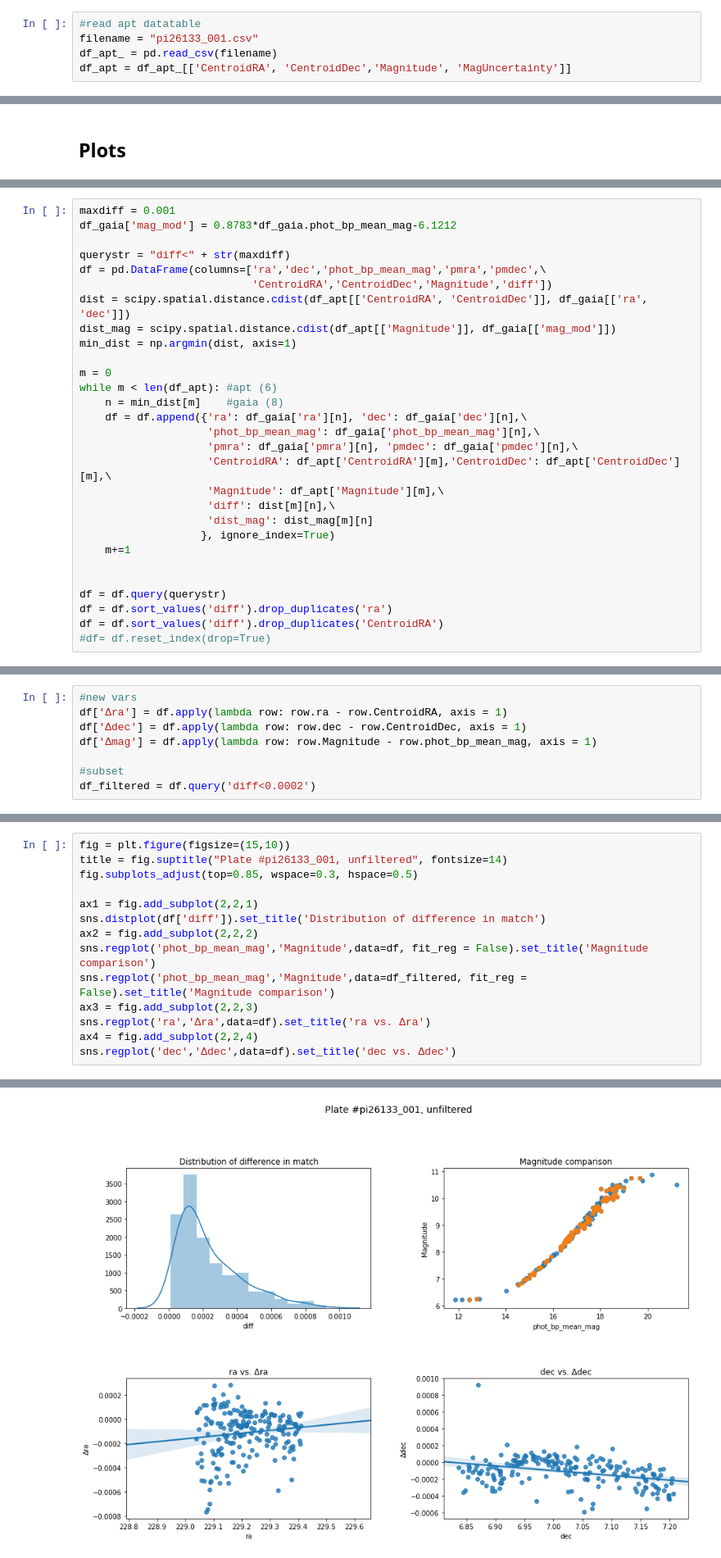
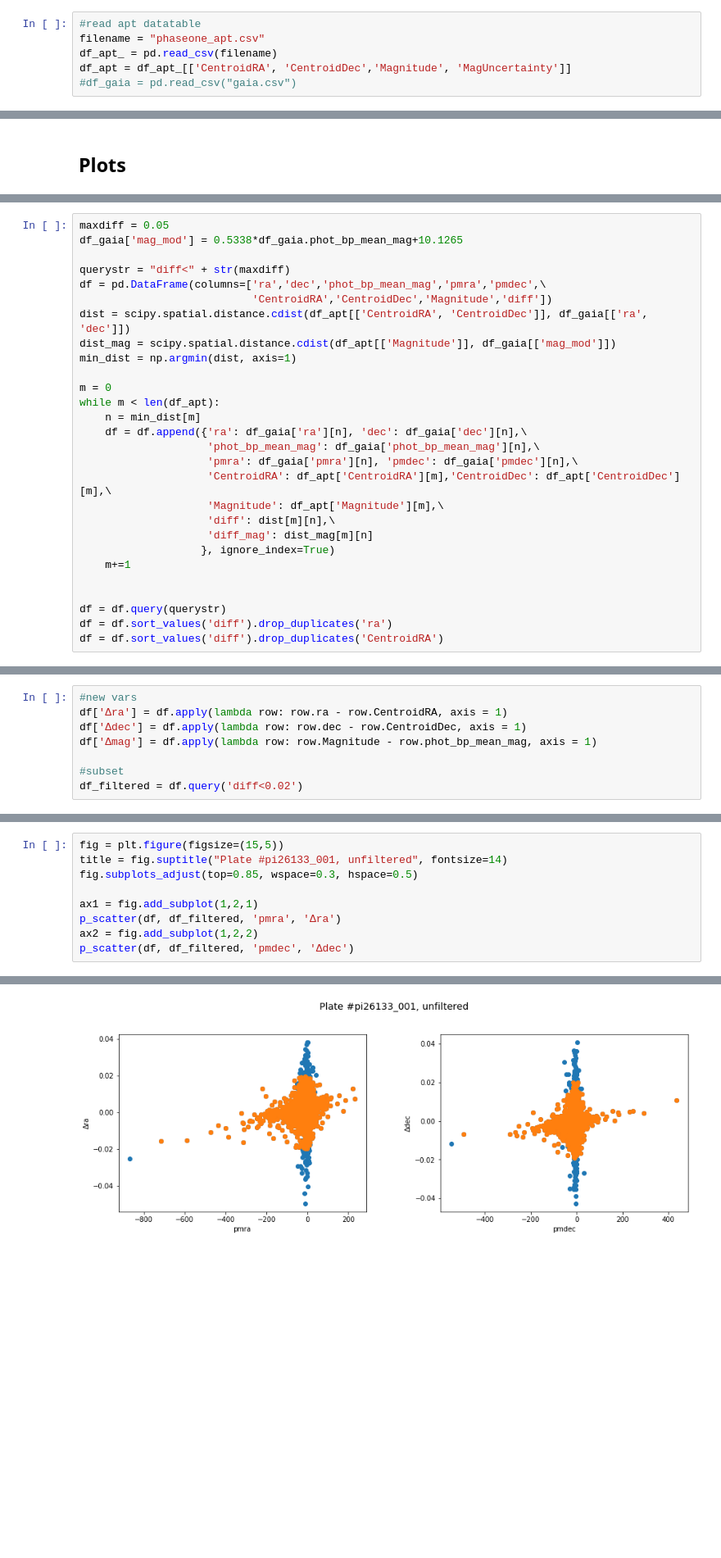
Before and after one commit to oliang2000/yerkes-plate-digitization, a Jupyter notebook: APT.ipynb, the cells around one changed output, grey strips where cells are left out. Shown at 82% size. Saved outputs shown, nothing was run; the diff lists cells and outputs as text; blank space fills up the shorter version.

Commit message:
Better figures + diff_mag

```diff
--- a/APT.ipynb
+++ b/APT.ipynb
@@ -33,6 +39,7 @@ r = job.get_results() #print(r['ra','dec'])
 df_gaia = r.to_pandas()
 # %%
 #read apt datatable
-filename = "pi26133_001.csv"
+filename = "phaseone_apt.csv"
 df_apt_ = pd.read_csv(filename)
 df_apt = df_apt_[['CentroidRA', 'CentroidDec','Magnitude', 'MagUncertainty']]
+#df_gaia = pd.read_csv("gaia.csv")
@@ -48,6 +59,6 @@ Text(0.5,1,'Position match')
 # %%
-maxdiff = 0.001
-df_gaia['mag_mod'] = 0.8783*df_gaia.phot_bp_mean_mag-6.1212
+maxdiff = 0.05
+df_gaia['mag_mod'] = 0.5338*df_gaia.phot_bp_mean_mag+10.1265
 
 querystr = "diff<" + str(maxdiff)
 df = pd.DataFrame(columns=['ra','dec','phot_bp_mean_mag','pmra','pmdec',\
@@ -57,15 +68,15 @@ dist_mag = scipy.spatial.distance.cdist(df_apt[['Magnitude']], df_gaia[['mag_mod
 min_dist = np.argmin(dist, axis=1)
 
 m = 0
-while m < len(df_apt): #apt (6)
-    n = min_dist[m]    #gaia (8)
+while m < len(df_apt):
+    n = min_dist[m]
     df = df.append({'ra': df_gaia['ra'][n], 'dec': df_gaia['dec'][n],\
                     'phot_bp_mean_mag': df_gaia['phot_bp_mean_mag'][n],\
                     'pmra': df_gaia['pmra'][n], 'pmdec': df_gaia['pmdec'][n],\
                     'CentroidRA': df_apt['CentroidRA'][m],'CentroidDec': df_apt['CentroidDec'][m],\
                     'Magnitude': df_apt['Magnitude'][m],\
                     'diff': dist[m][n],\
-                    'dist_mag': dist_mag[m][n]
+                    'diff_mag': dist_mag[m][n]
                    }, ignore_index=True)
     m+=1
 
@@ -73,4 +84,3 @@ while m < len(df_apt): #apt (6)
 df = df.query(querystr)
 df = df.sort_values('diff').drop_duplicates('ra')
 df = df.sort_values('diff').drop_duplicates('CentroidRA')
-#df= df.reset_index(drop=True)
@@ -77 +99,9 @@ df = df.sort_values('diff').drop_duplicates('CentroidRA')
+# %%
+#new vars
+df['Δra'] = df.apply(lambda row: row.ra - row.CentroidRA, axis = 1)
+df['Δdec'] = df.apply(lambda row: row.dec - row.CentroidDec, axis = 1)
+df['Δmag'] = df.apply(lambda row: row.Magnitude - row.phot_bp_mean_mag, axis = 1)
+
+#subset
+df_filtered = df.query('diff<0.02')
 # %%
@@ -82,8 +111,0 @@ Text(0.5,1,'Distribution of difference in match')
-# %%
-#new vars
-df['Δra'] = df.apply(lambda row: row.ra - row.CentroidRA, axis = 1)
-df['Δdec'] = df.apply(lambda row: row.dec - row.CentroidDec, axis = 1)
-df['Δmag'] = df.apply(lambda row: row.Magnitude - row.phot_bp_mean_mag, axis = 1)
-
-#subset
-df_filtered = df.query('diff<0.0002')
@@ -90,15 +148,10 @@ df_filtered = df.query('diff<0.0002')
 # %%
-fig = plt.figure(figsize=(15,10))
+fig = plt.figure(figsize=(15,5))
 title = fig.suptitle("Plate #pi26133_001, unfiltered", fontsize=14)
 fig.subplots_adjust(top=0.85, wspace=0.3, hspace=0.5)
 
-ax1 = fig.add_subplot(2,2,1)
-sns.distplot(df['diff']).set_title('Distribution of difference in match')
-ax2 = fig.add_subplot(2,2,2)
-sns.regplot('phot_bp_mean_mag','Magnitude',data=df, fit_reg = False).set_title('Magnitude comparison')
-sns.regplot('phot_bp_mean_mag','Magnitude',data=df_filtered, fit_reg = False).set_title('Magnitude comparison')
-ax3 = fig.add_subplot(2,2,3)
-sns.regplot('ra','Δra',data=df).set_title('ra vs. Δra')
-ax4 = fig.add_subplot(2,2,4)
-sns.regplot('dec','Δdec',data=df).set_title('dec vs. Δdec')
+ax1 = fig.add_subplot(1,2,1)
+p_scatter(df, df_filtered, 'pmra', 'Δra')
+ax2 = fig.add_subplot(1,2,2)
+p_scatter(df, df_filtered, 'pmdec', 'Δdec')
 # %% [output]
@@ -106 +158 @@ Text(0.5,1,'dec vs. Δdec')
-[figure, old version]
+[figure, new version]
```
Also changed, not shown: parts of 22 cells of this notebook.
